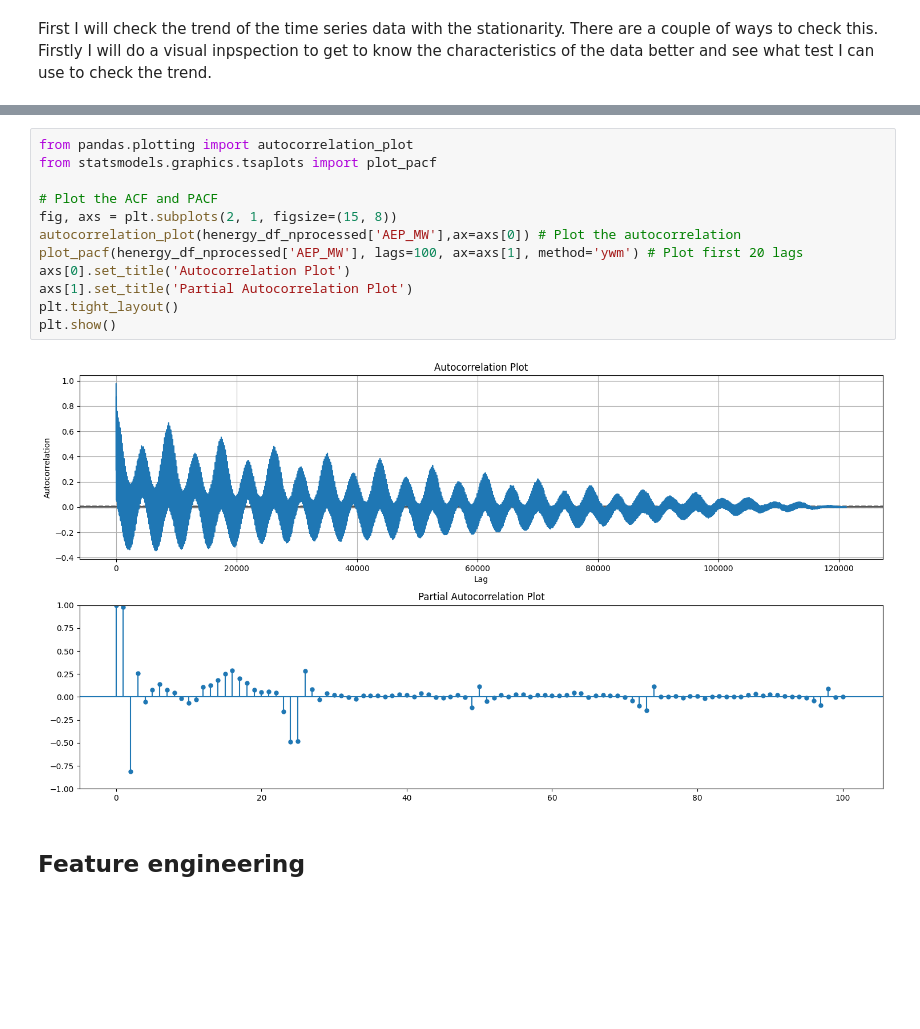
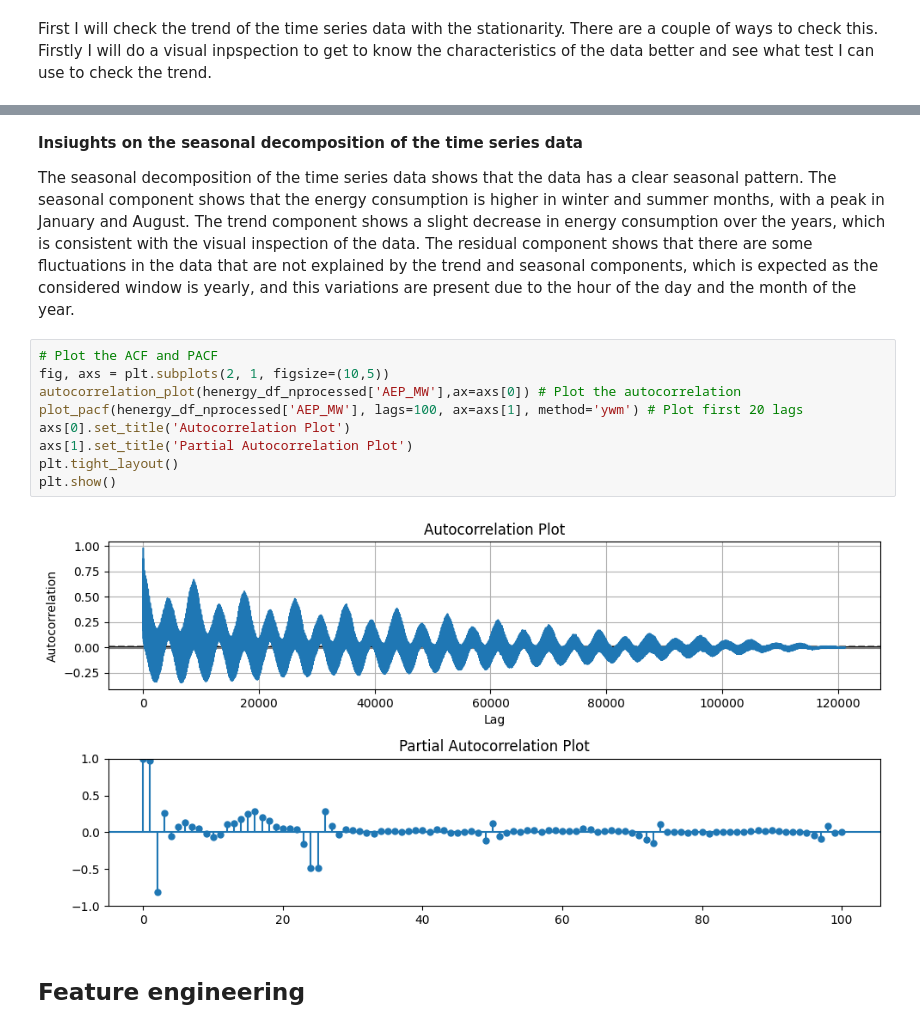
Before and after one commit to Hecramco/forecasting_examples, a Jupyter notebook: notebooks/time_series_forcasting_energy.ipynb, the cells around one changed output, grey strips where cells are left out. Saved outputs shown, nothing was run; the diff lists cells and outputs as text; blank space fills up the shorter version.

```diff
--- a/notebooks/time_series_forcasting_energy.ipynb
+++ b/notebooks/time_series_forcasting_energy.ipynb
@@ -254,17 +285,18 @@ No artists with labels found to put in legend.  Note that artists whose label st
+# %% [markdown]
+**Insiughts on the seasonal decomposition of the time series data**
+
+The seasonal decomposition of the time series data shows that the data has a clear seasonal pattern. The seasonal component shows that the energy consumption is higher in winter and summer months, with a peak in January and August. The trend component shows a slight decrease in energy consumption over the years, which is consistent with the visual inspection of the data. The residual component shows that there are some fluctuations in the data that are not explained by the trend and seasonal components, which is expected as the considered window is yearly, and this variations are present due to the hour of the day and the month of the year.
 # %%
-from pandas.plotting import autocorrelation_plot
-from statsmodels.graphics.tsaplots import plot_pacf
-
 # Plot the ACF and PACF
-fig, axs = plt.subplots(2, 1, figsize=(15, 8))
+fig, axs = plt.subplots(2, 1, figsize=(10,5))
 autocorrelation_plot(henergy_df_nprocessed['AEP_MW'],ax=axs[0]) # Plot the autocorrelation
 plot_pacf(henergy_df_nprocessed['AEP_MW'], lags=100, ax=axs[1], method='ywm') # Plot first 20 lags
 axs[0].set_title('Autocorrelation Plot')
 axs[1].set_title('Partial Autocorrelation Plot')
 plt.tight_layout()
 plt.show()
 # %% [output]
-[figure, old version]
+[figure, new version]
 # %% [markdown]
 ## Feature engineering
 # %%
```
Also changed, not shown: parts of 19 cells of this notebook.
